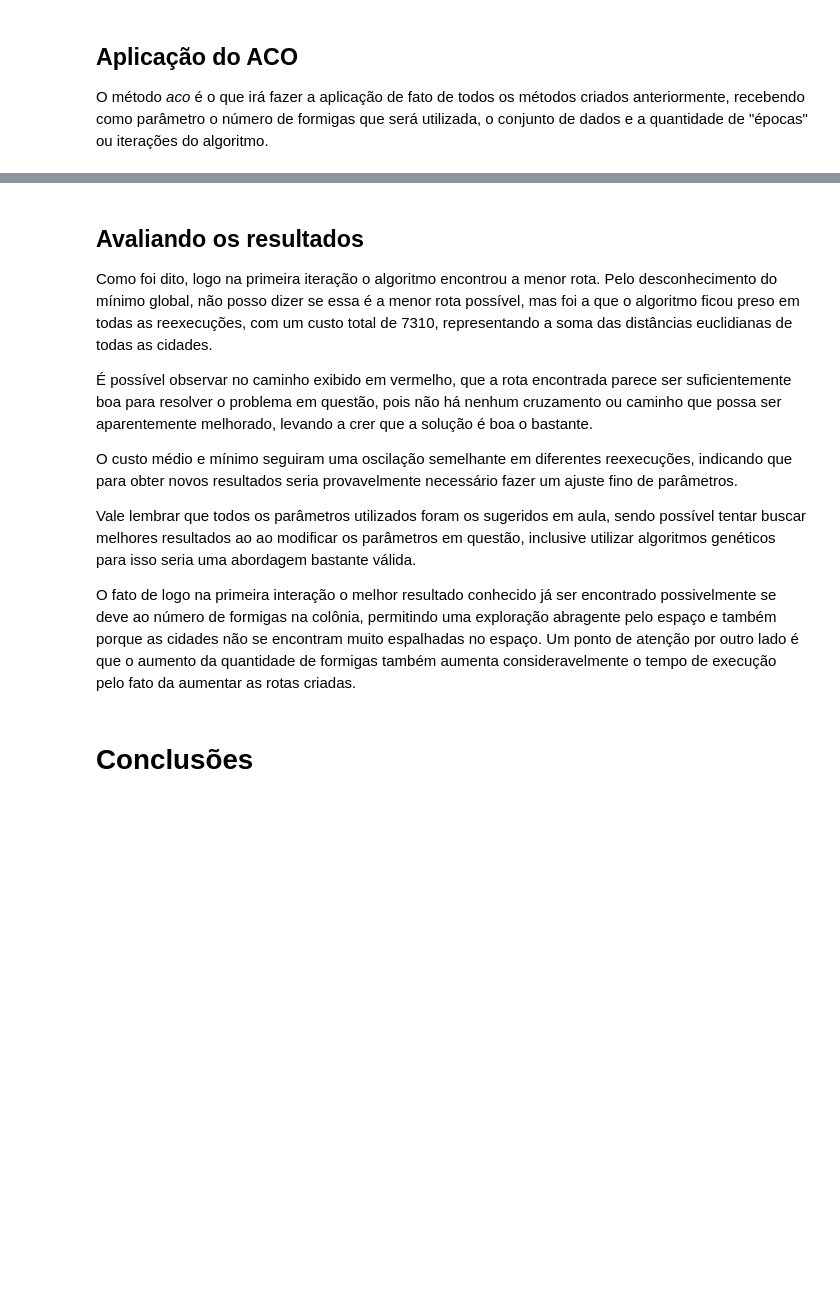
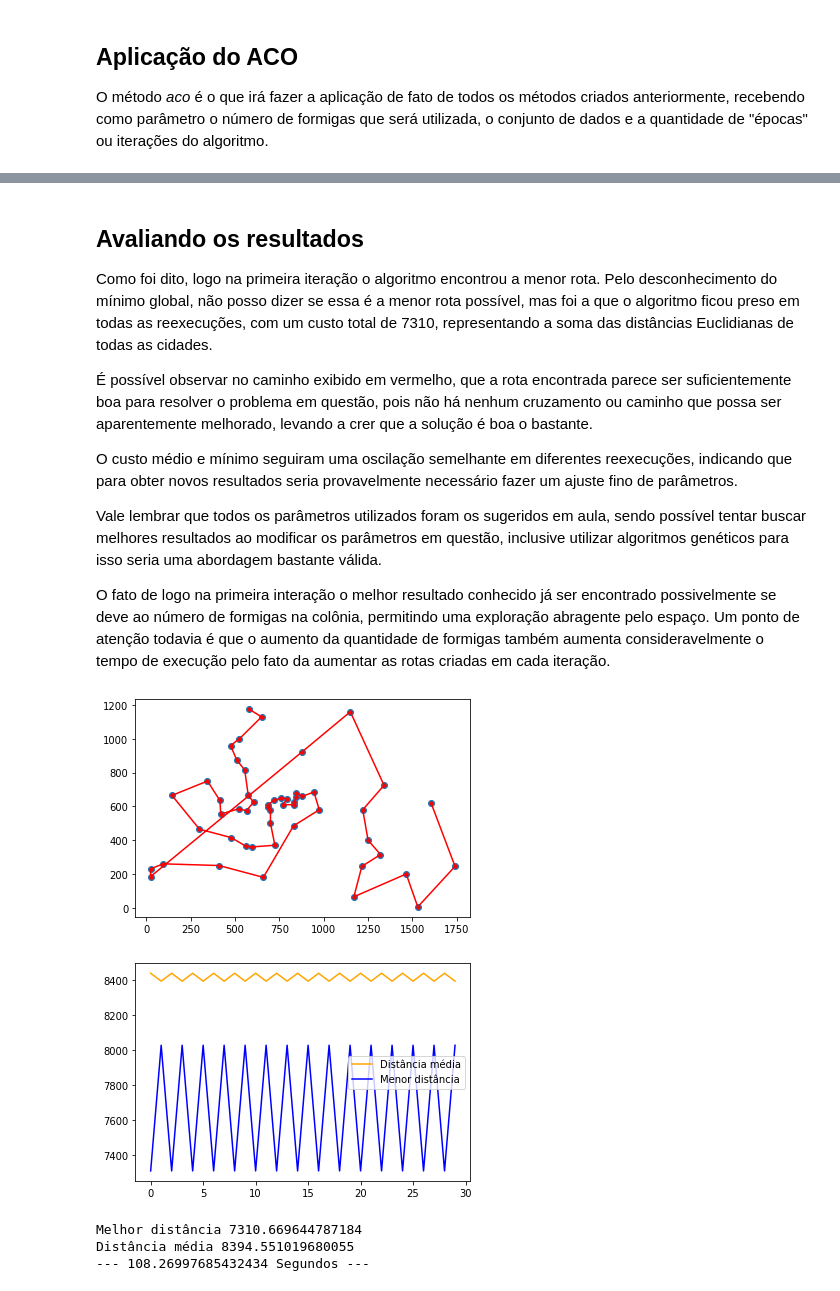
Before and after one commit to AlvaroCavalcante/computacao-bioinspirada, a Jupyter notebook: algoritmos-otimizacao/Otimização baseado em seres vivos.ipynb, the cells around one changed output, grey strips where cells are left out. Drawn from its saved outputs; the diff is of its cells as text; code cells hidden in the pictures; blank space fills up the shorter version.

```diff
--- a/algoritmos-otimizacao/Otimização baseado em seres vivos.ipynb
+++ b/algoritmos-otimizacao/Otimização baseado em seres vivos.ipynb
@@ -641,14 +667,20 @@ Distância média 8394.551019680055
 # %% [markdown]
 ## Avaliando os resultados
-Como foi dito, logo na primeira iteração o algoritmo encontrou a menor rota. Pelo desconhecimento do mínimo global, não posso dizer se essa é a menor rota possível, mas foi a que o algoritmo ficou preso em todas as reexecuções, com um custo total de 7310, representando a soma das distâncias euclidianas de todas as cidades.
+Como foi dito, logo na primeira iteração o algoritmo encontrou a menor rota. Pelo desconhecimento do mínimo global, não posso dizer se essa é a menor rota possível, mas foi a que o algoritmo ficou preso em todas as reexecuções, com um custo total de 7310, representando a soma das distâncias Euclidianas de todas as cidades.
 
 
 É possível observar no caminho exibido em vermelho, que a rota encontrada parece ser suficientemente boa para resolver o problema em questão, pois não há nenhum cruzamento ou caminho que possa ser aparentemente melhorado, levando a crer que a solução é boa o bastante.
 
 O custo médio e mínimo seguiram uma oscilação semelhante em diferentes reexecuções, indicando que para obter novos resultados seria provavelmente necessário fazer um ajuste fino de parâmetros.
 
-Vale lembrar que todos os parâmetros utilizados foram os sugeridos em aula, sendo possível tentar buscar melhores resultados ao ao modificar os parâmetros em questão, inclusive utilizar algoritmos genéticos para isso seria uma abordagem bastante válida.
+Vale lembrar que todos os parâmetros utilizados foram os sugeridos em aula, sendo possível tentar buscar melhores resultados ao modificar os parâmetros em questão, inclusive utilizar algoritmos genéticos para isso seria uma abordagem bastante válida.
 
-O fato de logo na primeira interação o melhor resultado conhecido já ser encontrado possivelmente se deve ao número de formigas na colônia, permitindo uma exploração abragente pelo espaço e também porque as cidades não se encontram muito espalhadas no espaço. Um ponto de atenção por outro lado é que o aumento da quantidade de formigas também aumenta consideravelmente o tempo de execução pelo fato da aumentar as rotas criadas.
+O fato de logo na primeira interação o melhor resultado conhecido já ser encontrado possivelmente se deve ao número de formigas na colônia, permitindo uma exploração abragente pelo espaço. Um ponto de atenção todavia é que o aumento da quantidade de formigas também aumenta consideravelmente o tempo de execução pelo fato da aumentar as rotas criadas em cada iteração.
-# %% [markdown]
-# Conclusões
+# %%
+executar_aco(1, 30)
+# %% [output]
+[figure, added]
+[figure, added]
+Melhor distância 7310.669644787184
+Distância média 8394.551019680055
+--- 108.26997685432434 Segundos ---
```
Also changed, not shown: parts of 28 cells of this notebook, 2 other files.
